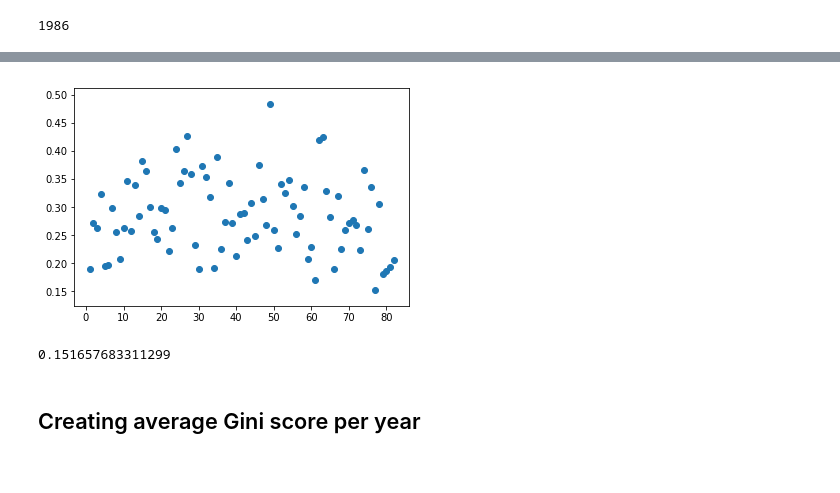
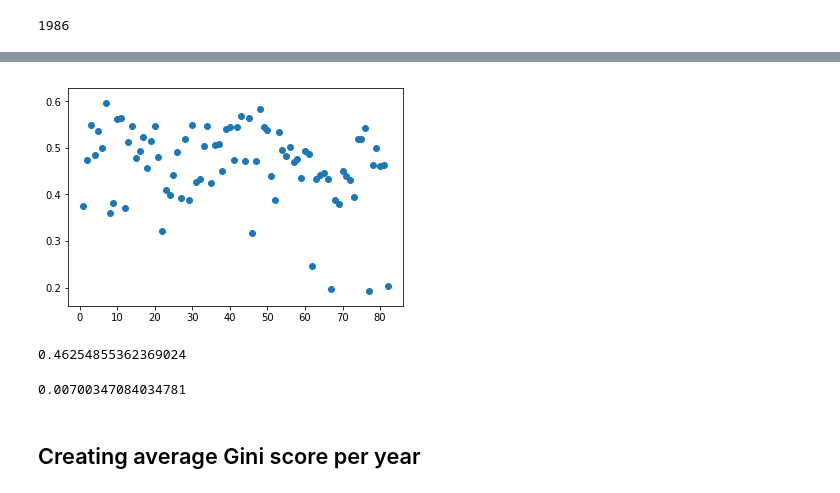
Before and after one commit to dalpert/thesis, a Jupyter notebook: create_ginis.ipynb, the cells around one changed output, grey strips where cells are left out. Drawn from its saved outputs; the diff is of its cells as text; code cells hidden in the pictures.

```diff
--- a/create_ginis.ipynb
+++ b/create_ginis.ipynb
@@ -432,13 +582,24 @@ for n in ns:
+# %%
+#yrs = range(1986,2018)
+yrs = range(2012,2018)
+for yr in yrs:
+    print yr, n
+    g_dat = pd.read_excel('data/box_scores/box_score_' + str(yr) + '.xlsx')
+    g_dat = fix_dates(g_dat)
+    g_dat_reg = get_reg_season(g_dat, yr)
+    gini_log = get_gini_season(g_dat_reg, n)
+    gini_log['season'] = np.full(gini_log.shape[0], yr)
+    gini_log.to_excel('data/game_ginis/game_gini_' + str(yr) + '_mp' + str(n) + '.xlsx')
 # %% [markdown]
 ## Reading in Gini tables
 # %%
-links = ['data/game_ginis/game_gini_' + str(yr) + '.xlsx' for yr in range(1986,2018)]
+links = ['data/game_ginis/game_gini_' + str(yr) + '_mp2.xlsx' for yr in range(1986,2018)]
 # %%
 int(links[0][26:30])
 # %% [output]
 1986
 # %%
-gini_log = pd.read_excel(links[0])
+gini_log = pd.read_excel(links[-1])
 # %%
 gini_log
 # %% [output]
@@ -463,14 +624,18 @@ gini_log
 # %%
-gini_bos_1986 = gini_log[gini_log['team'] == 'BOS']
+gini_bos = gini_log[gini_log['team'] == 'BOS']
 # %%
-plt.scatter(gini_bos_1986['g_num'], gini_bos_1986['gini_7'])
+plt.scatter(gini_bos['g_num'], gini_bos['gini_9'])
 plt.show()
 # %% [output]
-[figure, old version]
+[figure, new version]
-# %%
-min(gini_bos_1986['gini_7'])
-# %% [output]
-0.151657683311299
+# %%
+np.mean(gini_bos['gini_9'])
+# %% [output]
+0.46254855362369024
+# %%
+np.var(gini_bos['gini_9'])
+# %% [output]
+0.00700347084034781
 # %% [markdown]
 ## Creating average Gini score per year
 # %%
```
Also changed, not shown: parts of 50 cells of this notebook, 8 other files.
